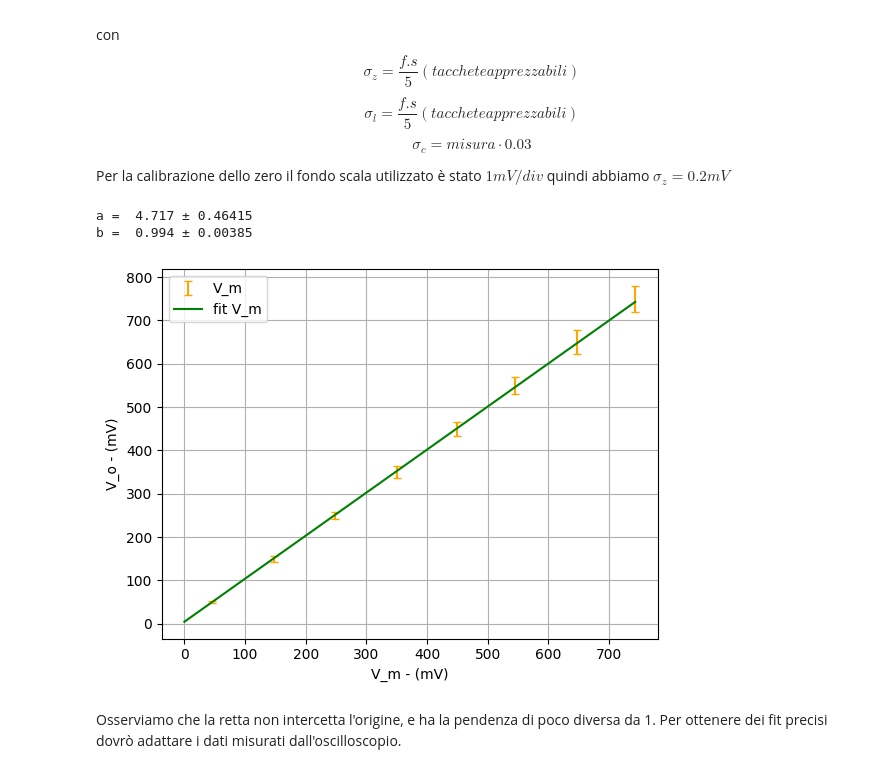
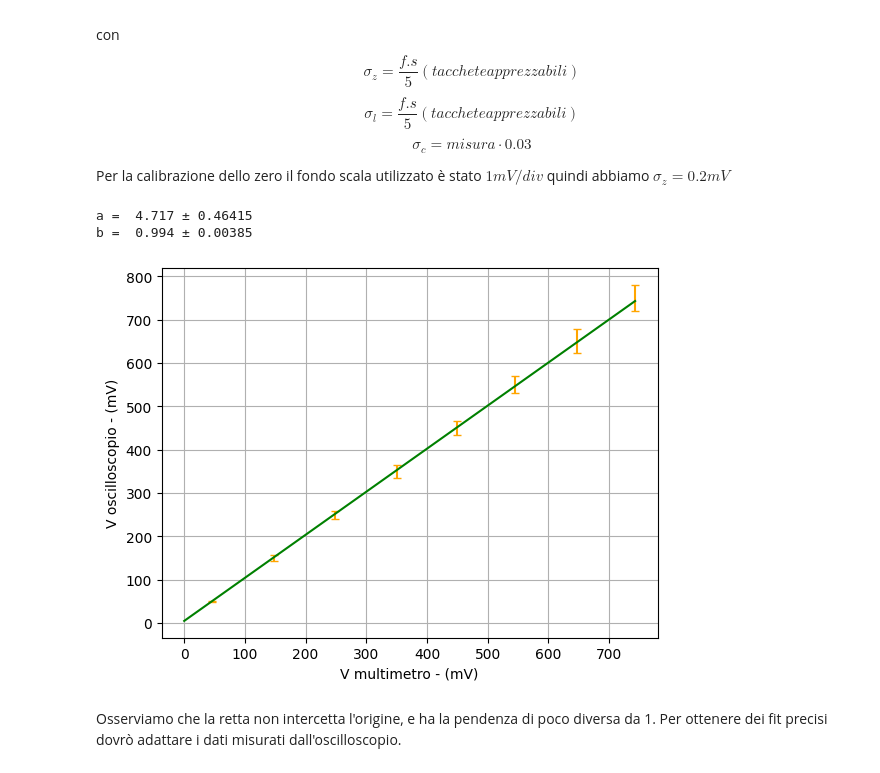
Before and after one commit to Filippo3001/Physics, a Jupyter notebook: notebook/Lab/Esperimento 1/Esperimento 1 Lab.ipynb, the cells around one changed output. Drawn from its saved outputs; the diff is of its cells as text; code cells hidden in the pictures.

```diff
--- a/notebook/Lab/Esperimento 1/Esperimento 1 Lab.ipynb
+++ b/notebook/Lab/Esperimento 1/Esperimento 1 Lab.ipynb
@@ -54,40 +54,38 @@ f_s_V_o = Data[:, 2]
 
 #evaluate the error on the oscilloscope
 error_V_o = oscilloscope_error(s_z, f_s_V_o, V_o)
 
 # initial guess
 a = 0
 b = 1
 initial_guess_cal = np.array([a,b])
 
 #fit the data
 fit_cal, cov_cal = curve_fit(linear_fit, V_m, V_o, sigma=error_V_o, p0=initial_guess_cal)
 
 error_cal = np.sqrt(np.diag(cov_cal))
 
 # print the results
 print('a = ', '{:.3f}'.format(fit_cal[0]), '±', '{:.5f}'.format(error_cal[0]))
 print('b = ', '{:.3f}'.format(fit_cal[1]), '±', '{:.5f}'.format(error_cal[1]))
 
 #plot the fits
-plt.xlabel("V_m - (mV)")
-plt.ylabel("V_o - (mV)")
+plt.xlabel("V multimetro - (mV)")
+plt.ylabel("V oscilloscopio - (mV)")
 
 simul_V_m = np.linspace(0, V_m[len(V_m) - 1], 100)
 simul_V_o = linear_fit(simul_V_m, fit_cal[0], fit_cal[1])
 
-plt.errorbar(V_m, V_o, error_V_o, linestyle="none", color="orange", capsize=3, capthick=1, label="V_m") #data with error
-plt.errorbar(simul_V_m, simul_V_o, label="fit V_m", color="green") #fit
-
-plt.legend(loc='upper left')
+plt.errorbar(V_m, V_o, error_V_o, linestyle="none", color="orange", capsize=3, capthick=1, label="V oscilloscopio") #data with error
+plt.errorbar(simul_V_m, simul_V_o, label="fit V oscilloscopio", color="green") #fit
 
 plt.grid(True)
 plt.savefig("Out/Calibrazione")
 plt.show()
 # %% [output]
 a =  4.717 ± 0.46415
 b =  0.994 ± 0.00385
-[figure, old version]
+[figure, new version]
 # %% [markdown]
 Osserviamo che la retta non intercetta l'origine, e ha la pendenza di poco diversa da 1. Per ottenere dei fit precisi dovrò adattare i dati misurati dall'oscilloscopio.
 # %% [markdown]
```
Also changed, not shown: parts of 1 cell of this notebook.
